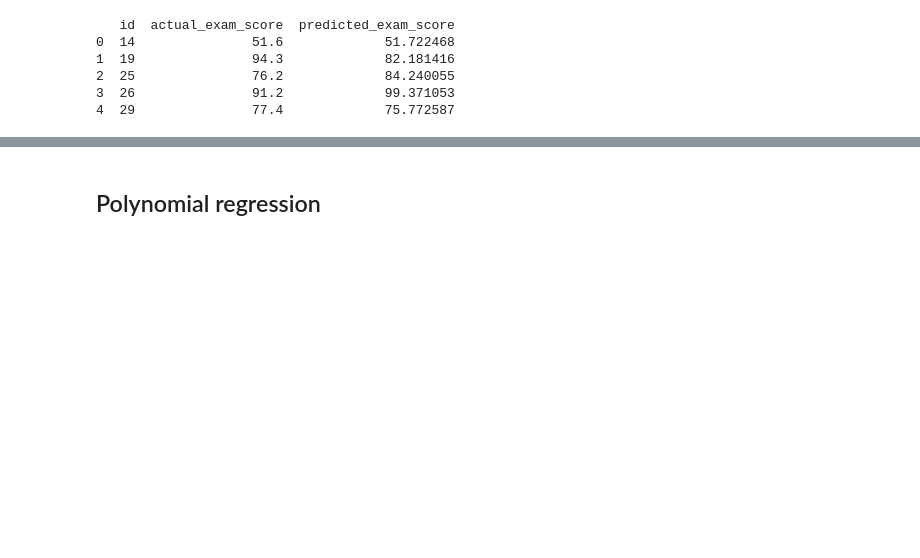
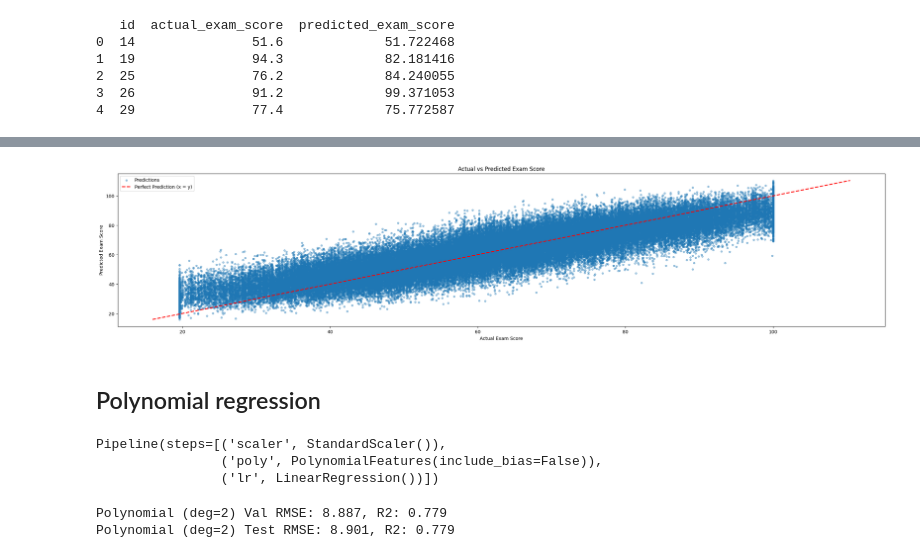
Before and after one commit to Aashiee3/Student-Exam-Score-Kagge-Competition, a Jupyter notebook: Student exam score/aashi_model.ipynb, the cells around one changed output, grey strips where cells are left out. Drawn from its saved outputs; the diff is of its cells as text; code cells hidden in the pictures; blank space fills up the shorter version.

Commit message:
polynomial regression

```diff
--- a/Student exam score/aashi_model.ipynb
+++ b/Student exam score/aashi_model.ipynb
@@ -146,2 +184,30 @@ print(test_results.head())
+# %%
+import matplotlib.pyplot as plt
+
+plt.figure(figsize=(30, 6))
+
+# Scatter points
+plt.scatter(y_test, test_preds, alpha=0.4, s=15, label="Predictions")
+
+# x = y line (reference line)
+min_val = min(y_test.min(), test_preds.min())
+max_val = max(y_test.max(), test_preds.max())
+
+plt.plot(
+    [min_val, max_val],
+    [min_val, max_val],
+    color='red',        # 👈 different color
+    linewidth=2,
+    linestyle='--',
+    label='Perfect Prediction (x = y)'
+)
+
+plt.xlabel("Actual Exam Score")
+plt.ylabel("Predicted Exam Score")
+plt.title("Actual vs Predicted Exam Score")
+plt.legend()
+plt.show()
+# %% [output]
+[figure, added]
 # %% [markdown]
 ## Polynomial regression
@@ -147,0 +227,22 @@ print(test_results.head())
+# %%
+poly_model.fit(x_train, y_train)
+# %% [output]
+Pipeline(steps=[('scaler', StandardScaler()),
+                ('poly', PolynomialFeatures(include_bias=False)),
+                ('lr', LinearRegression())])
+# %%
+# Validation
+val_preds_poly = poly_model.predict(x_val)
+val_rmse_poly = root_mean_squared_error(y_val, val_preds_poly)
+val_r2_poly = r2_score(y_val, val_preds_poly)
+
+# Test
+test_preds_poly = poly_model.predict(x_test)
+test_rmse_poly = root_mean_squared_error(y_test, test_preds_poly)
+test_r2_poly = r2_score(y_test, test_preds_poly)
+
+print(f"Polynomial (deg={degree}) Val RMSE: {val_rmse_poly:.3f}, R2: {val_r2_poly:.3f}")
+print(f"Polynomial (deg={degree}) Test RMSE: {test_rmse_poly:.3f}, R2: {test_r2_poly:.3f}")
+# %% [output]
+Polynomial (deg=2) Val RMSE: 8.887, R2: 0.779
+Polynomial (deg=2) Test RMSE: 8.901, R2: 0.779
```
Also changed, not shown: parts of 6 cells of this notebook.
